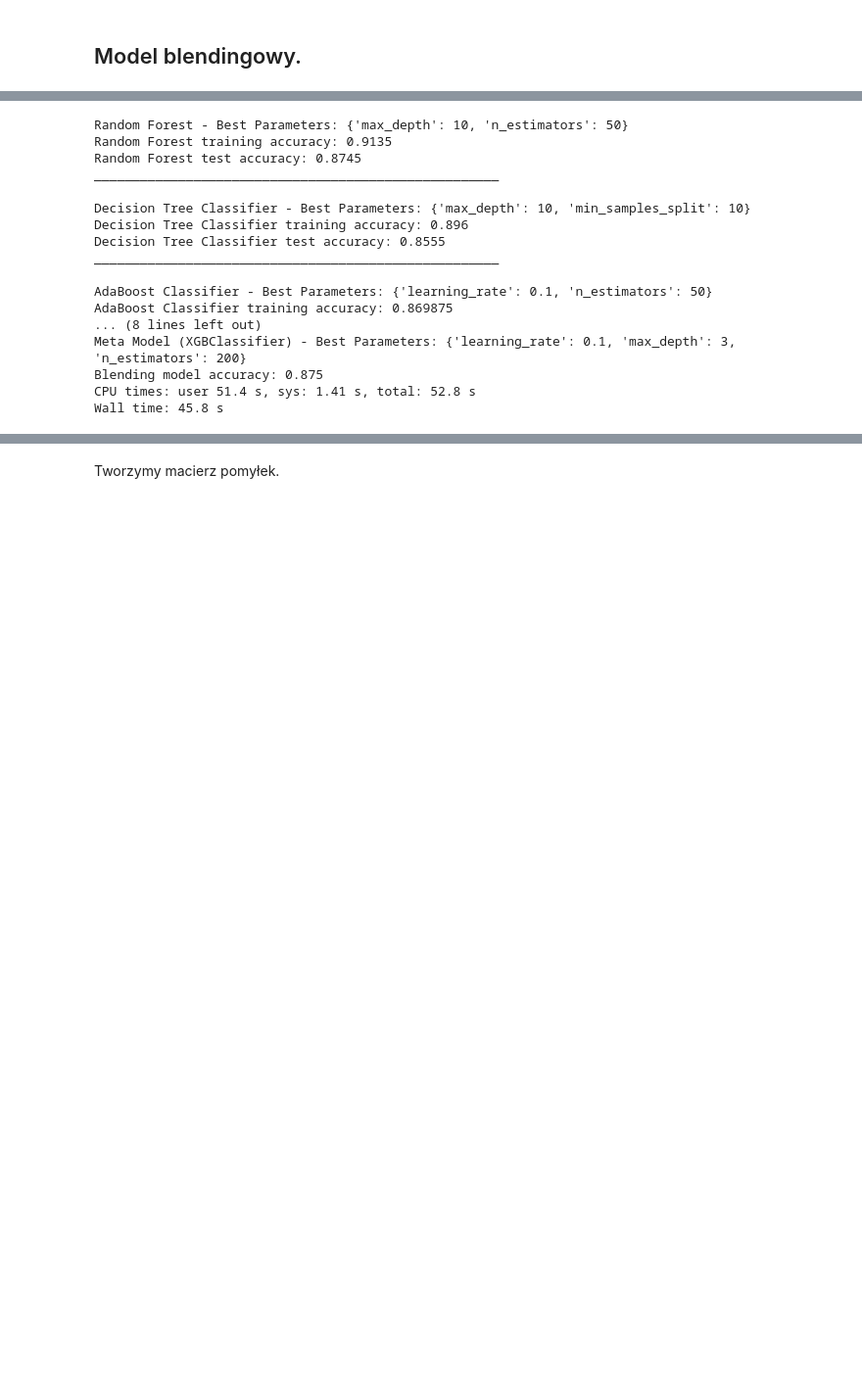
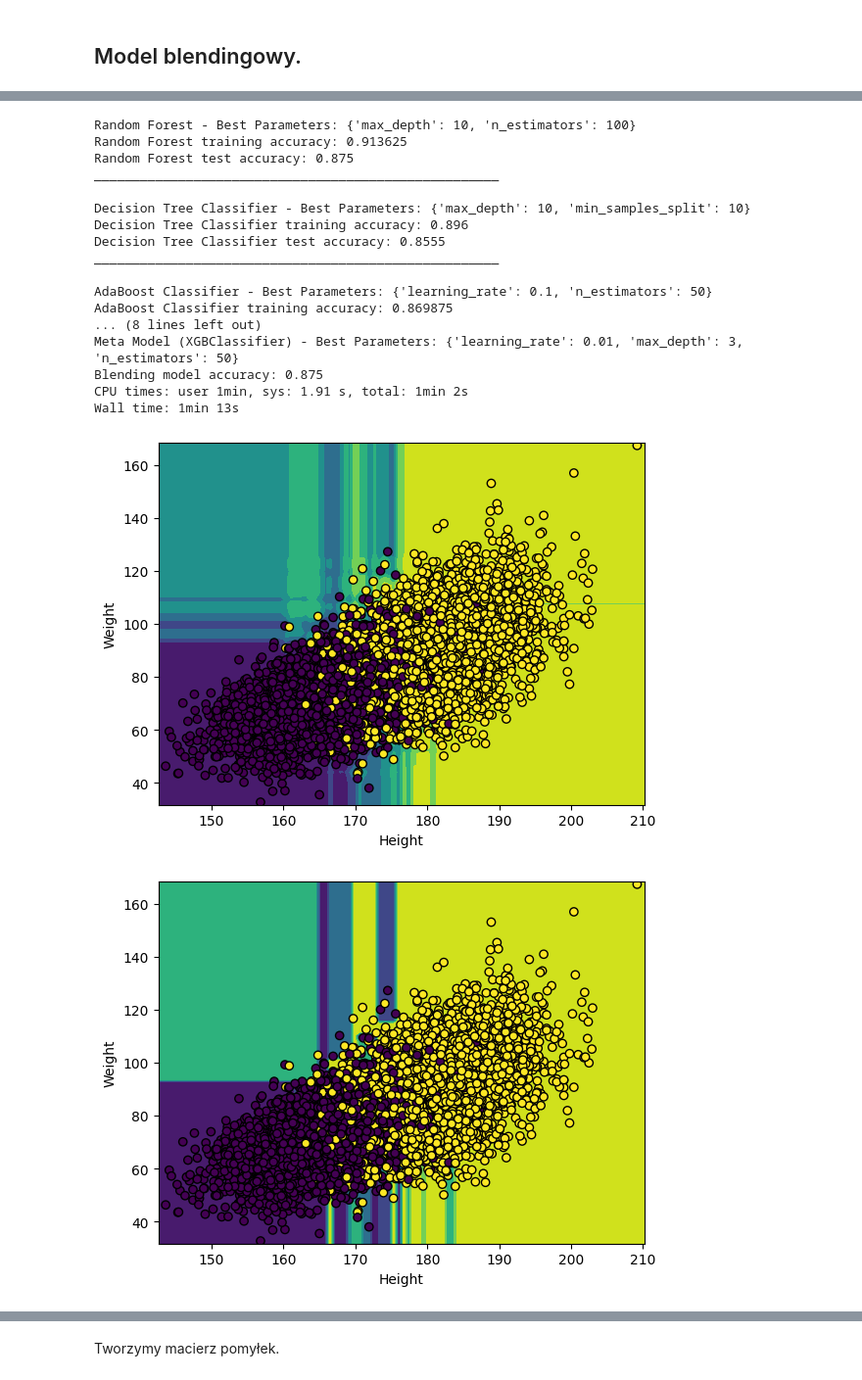
Before and after one commit to jakubtwalczak/Polish-people-basic-physical-attributes, a Jupyter notebook: Classification & regression - various models.ipynb, the cells around one changed output, grey strips where cells are left out. Shown at 98% size. Cells and saved outputs as stored; diff of their text form; code cells hidden in the pictures; blank space fills up the shorter version.

```diff
--- a/Classification & regression - various models.ipynb
+++ b/Classification & regression - various models.ipynb
@@ -130,6 +132,9 @@ for name, model, params in base_models:
 
         train_pred = best_model.predict(X_train)
         test_pred = best_model.predict(X_test)
+        disp = DecisionBoundaryDisplay.from_estimator(best_model, X_train)
+        disp.ax_.scatter(X_train['Height'], X_train['Weight'], c=y_train,
+                              edgecolor="k")
 
         print(f'{name} (Polynomial Degree {grid_search.best_params_["polynomialfeatures__degree"]}) - Best Parameters: {grid_search.best_params_}')
         print(f'{name} training accuracy: {accuracy_score(y_train, train_pred)}')
@@ -146,6 +151,9 @@ for name, model, params in base_models:
 
         train_pred = best_model.predict(X_train)
         test_pred = best_model.predict(X_test)
+        disp = DecisionBoundaryDisplay.from_estimator(best_model, X_train)
+        disp.ax_.scatter(X_train['Height'], X_train['Weight'], c=y_train,
+                              edgecolor="k")
 
         print(f'{name} - Best Parameters: {grid_search.best_params_}')
         print(f'{name} training accuracy: {accuracy_score(y_train, train_pred)}')
@@ -153,36 +161,38 @@ for name, model, params in base_models:
         print('_____________________________________________________\n')
 
         predictions_train.append(train_pred.reshape(-1, 1))
         predictions_test.append(test_pred.reshape(-1, 1))
 
 predictions_train = np.hstack(predictions_train)
 predictions_test = np.hstack(predictions_test)
 meta_params = {'n_estimators': [50, 100, 200], 'max_depth': [3, 5, 7, 9], 'learning_rate': [0.01, 0.1, 0.2]}
 meta_model.fit(predictions_train, y_train)
 
 meta_model_grid_search = GridSearchCV(meta_model, meta_params, cv=3, scoring='accuracy')
 meta_model_grid_search.fit(predictions_train, y_train)
 
 best_meta_model = meta_model_grid_search.best_estimator_
 blending_predictions = best_meta_model.predict(predictions_test)
 
 print(f'Meta Model (XGBClassifier) - Best Parameters: {meta_model_grid_search.best_params_}')
 print(f'Blending model accuracy: {accuracy_score(y_test, blending_predictions)}')
 # %% [output]
-Random Forest - Best Parameters: {'max_depth': 10, 'n_estimators': 50}
-Random Forest training accuracy: 0.9135
-Random Forest test accuracy: 0.8745
+Random Forest - Best Parameters: {'max_depth': 10, 'n_estimators': 100}
+Random Forest training accuracy: 0.913625
+Random Forest test accuracy: 0.875
 _____________________________________________________
 
 Decision Tree Classifier - Best Parameters: {'max_depth': 10, 'min_samples_split': 10}
 Decision Tree Classifier training accuracy: 0.896
 Decision Tree Classifier test accuracy: 0.8555
 _____________________________________________________
 
 AdaBoost Classifier - Best Parameters: {'learning_rate': 0.1, 'n_estimators': 50}
 AdaBoost Classifier training accuracy: 0.869875
 ... (8 lines left out)
-Meta Model (XGBClassifier) - Best Parameters: {'learning_rate': 0.1, 'max_depth': 3, 'n_estimators': 200}
+Meta Model (XGBClassifier) - Best Parameters: {'learning_rate': 0.01, 'max_depth': 3, 'n_estimators': 50}
 Blending model accuracy: 0.875
-CPU times: user 51.4 s, sys: 1.41 s, total: 52.8 s
-Wall time: 45.8 s
+CPU times: user 1min, sys: 1.91 s, total: 1min 2s
+Wall time: 1min 13s
+[figure, added]
+[figure, added]
```
Also changed, not shown: parts of 37 cells of this notebook.
